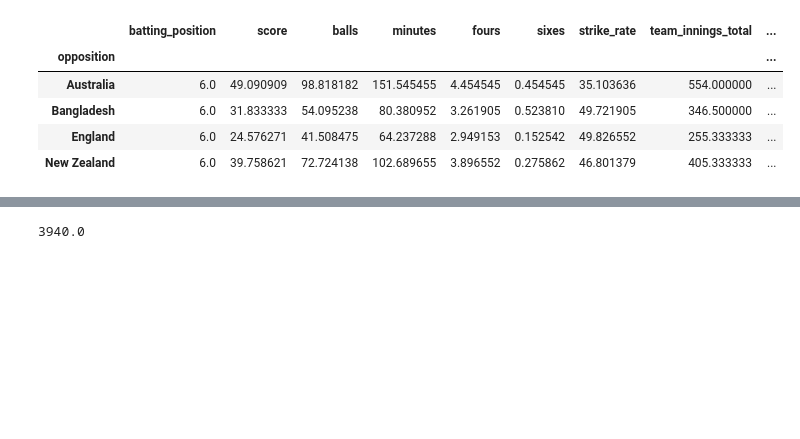
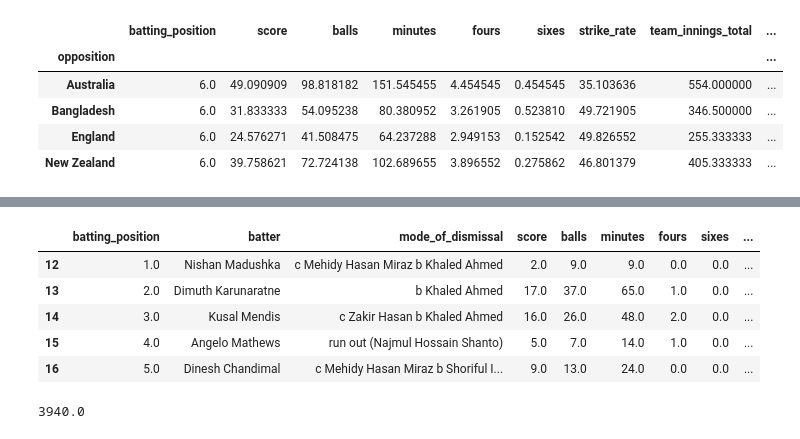
Before and after one commit to sahanfern/kamindu_test_match_data_analysis, a Jupyter notebook: kamindu_analysis.ipynb, the cells around one changed output, grey strips where cells are left out. Cells and saved outputs as stored; diff of their text form; code cells hidden in the pictures; blank space fills up the shorter version.

```diff
--- a/kamindu_analysis.ipynb
+++ b/kamindu_analysis.ipynb
@@ -171,6 +171,17 @@ df[(df['batting_position']<8)&(df['batter']!='Kamindu Mendis')].groupby('opposit
 | Bangladesh | 3.640000 | 33.760000 | 55.720000 | 85.160000 | 3.480000 | 0.440000 | 58.300800 | 349.360000 | ... |
 | England | 3.594595 | 27.685714 | 44.228571 | 71.714286 | 3.342857 | 0.085714 | 51.180857 | 256.324324 | ... |
 | New Zealand | 3.833333 | 45.333333 | 86.166667 | 117.444444 | 4.388889 | 0.222222 | 51.681667 | 405.333333 | ... |
+# %%
+#make a dataframe with just 2024 data
+df_2024 = df[(df['year']==2024)]
+df_2024.head()
+# %% [output]
+|  | batting_position | batter | mode_of_dismissal | score | balls | minutes | fours | sixes | ... |
+| 12 | 1.0 | Nishan Madushka | c Mehidy Hasan Miraz b Khaled Ahmed | 2.0 | 9.0 | 9.0 | 0.0 | 0.0 | ... |
+| 13 | 2.0 | Dimuth Karunaratne | b Khaled Ahmed | 17.0 | 37.0 | 65.0 | 1.0 | 0.0 | ... |
+| 14 | 3.0 | Kusal Mendis | c Zakir Hasan b Khaled Ahmed | 16.0 | 26.0 | 48.0 | 2.0 | 0.0 | ... |
+| 15 | 4.0 | Angelo Mathews | run out (Najmul Hossain Shanto) | 5.0 | 7.0 | 14.0 | 1.0 | 0.0 | ... |
+| 16 | 5.0 | Dinesh Chandimal | c Mehidy Hasan Miraz b Shoriful I... | 9.0 | 13.0 | 24.0 | 0.0 | 0.0 | ... |
 # %%
 df[(df['year']==2024)]['score'].sum()
 # %% [output]
```
Also changed, not shown: parts of 9 cells of this notebook, 2 other files.
